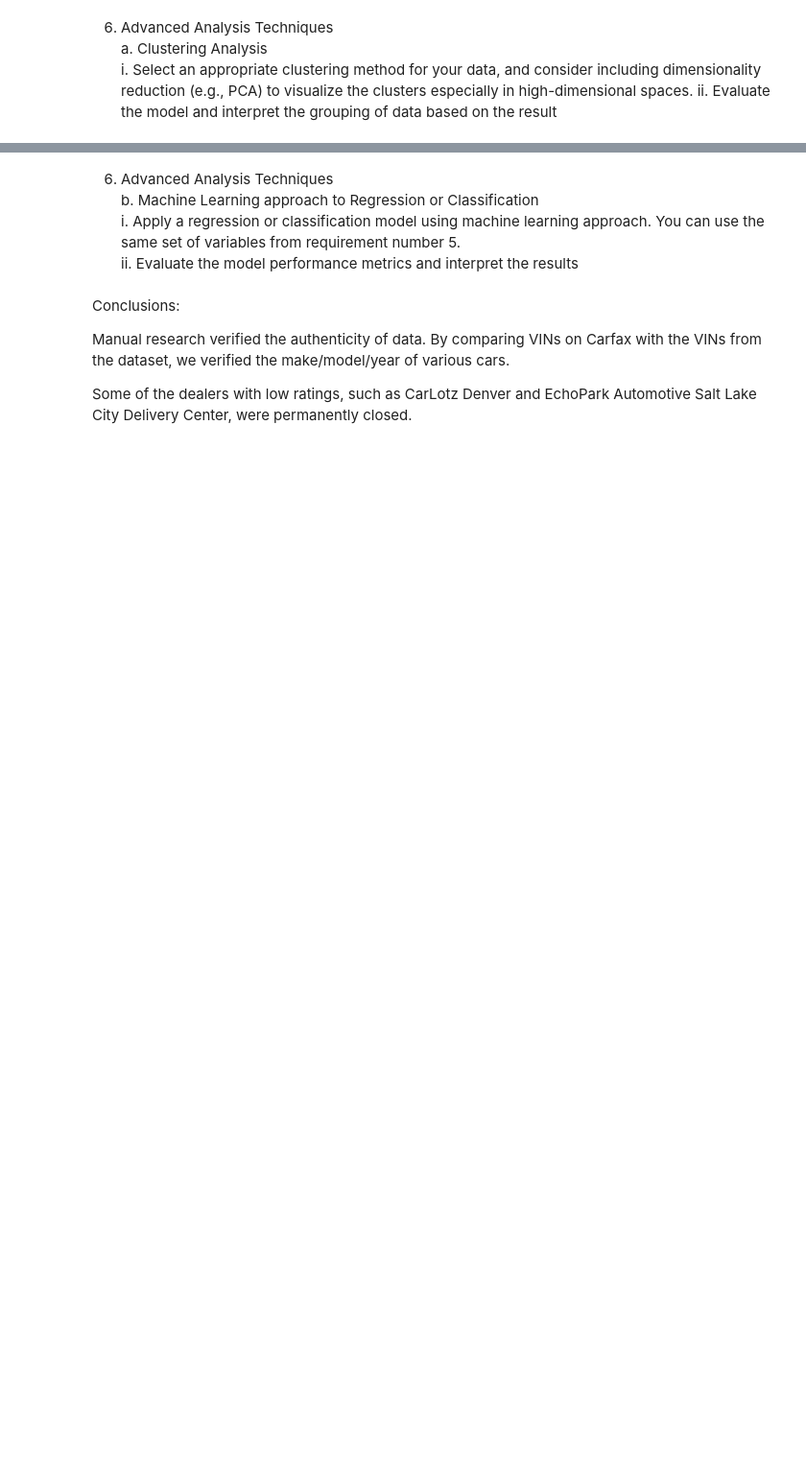
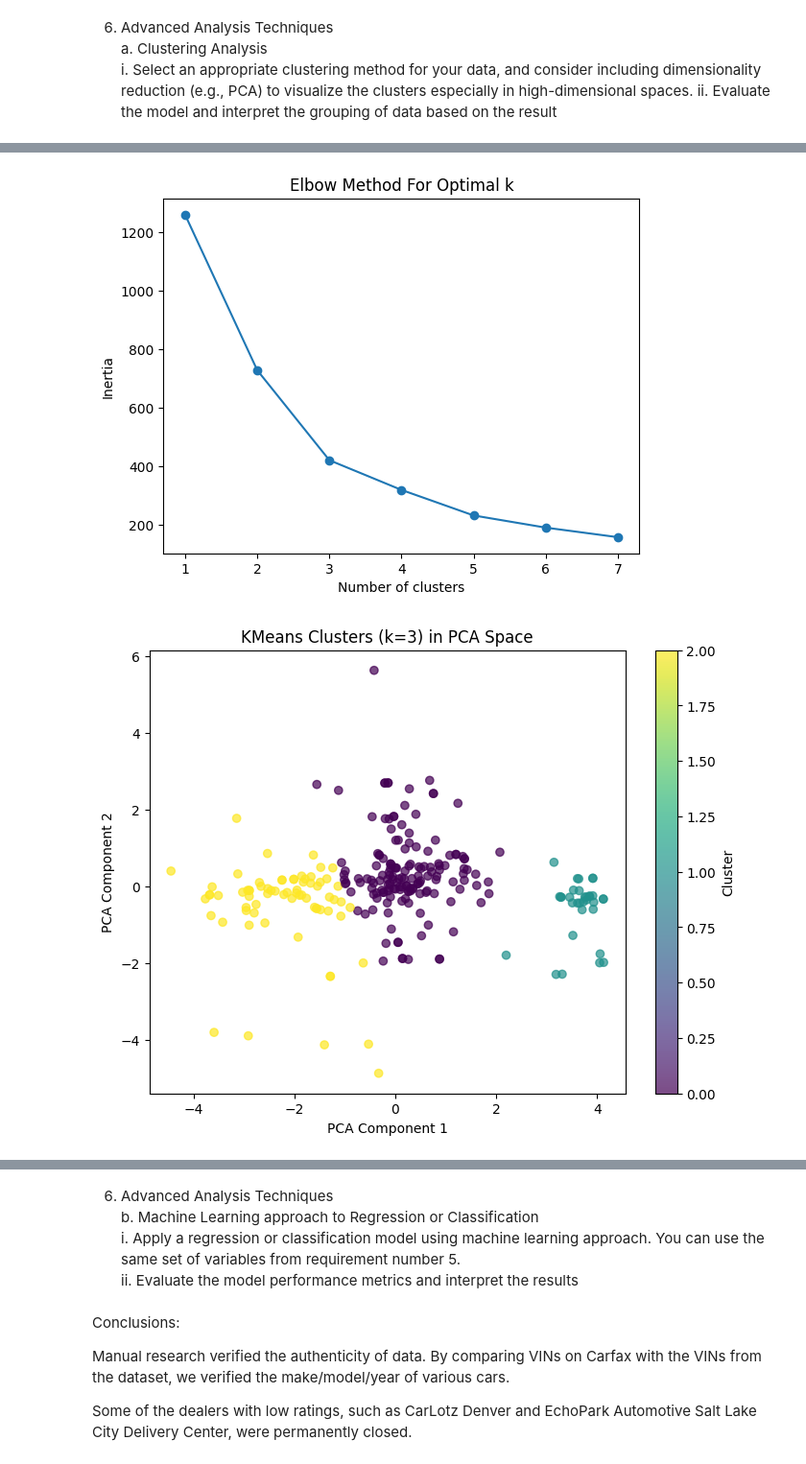
Before and after one commit to gabriel-joseph/data_science_portfolio, a Jupyter notebook: final_project/vance_final_project_eda.ipynb, the cells around one changed output, grey strips where cells are left out. Shown at 96% size. Cells and saved outputs as stored; diff of their text form; code cells hidden in the pictures; blank space fills up the shorter version.

```diff
--- a/final_project/vance_final_project_eda.ipynb
+++ b/final_project/vance_final_project_eda.ipynb
@@ -556,0 +559,19 @@ ANOVA between Zipcode and SellerReviews: F=47.27, p=0.0000
+# %%
+from scipy.stats import chi2_contingency
+
+# Chi-squared test requires categorical data, so we need to bin numerical features
+def chi2_test_binned(df, col1, col2, bins=4):
+    # Bin both columns into equal-width bins
+    binned1 = pd.cut(df[col1], bins=bins, labels=False)
+    binned2 = pd.cut(df[col2], bins=bins, labels=False)
+    contingency = pd.crosstab(binned1, binned2)
+    chi2, p, dof, expected = chi2_contingency(contingency)
+    print(f"Chi-squared test between {col1} and {col2}:")
+    print(f"  Chi2 statistic = {chi2:.2f}, p-value = {p:.4f}, dof = {dof}")
+    print()
+
+# Run chi-squared test for all pairs of numerical features
+numerical_cols = ['Price', 'Mileage', 'Age', 'ConsumerRating', 'SellerRating', 'ConsumerReviews', 'SellerReviews']
+for i in range(len(numerical_cols)):
+    for j in range(i+1, len(numerical_cols)):
+        chi2_test_binned(grand_cherokee_df_without_price_outliers, numerical_cols[i], numerical_cols[j])
@@ -594,3 +816,54 @@ iii.	Interpret your result
 a.	Clustering Analysis
 i.	Select an appropriate clustering method for your data, and consider including dimensionality reduction (e.g., PCA) to visualize the clusters especially in high-dimensional spaces.
 ii.	Evaluate the model and interpret the grouping of data based on the result
+# %%
+from sklearn.preprocessing import StandardScaler
+from sklearn.decomposition import PCA
+from sklearn.cluster import KMeans
+
+import matplotlib.pyplot as plt
+
+# Select numerical columns for clustering
+cluster_features = ['Price', 'Mileage', 'Age', 'ConsumerRating', 'SellerRating', 'ConsumerReviews', 'SellerReviews']
+X_cluster = grand_cherokee_df_without_price_outliers[cluster_features]
+
+# Standardize features
+scaler = StandardScaler()
+X_scaled = scaler.fit_transform(X_cluster)
+
+# Reduce to 2 principal components for visualization
+pca = PCA(n_components=2)
+X_pca = pca.fit_transform(X_scaled)
+
+# Use the elbow method to find optimal number of clusters
+inertia = []
+for k in range(1, 8):
+    kmeans = KMeans(n_clusters=k, random_state=42, n_init=10)
+    kmeans.fit(X_pca)
+    inertia.append(kmeans.inertia_)
+
+plt.plot(range(1, 8), inertia, marker='o')
+plt.xlabel('Number of clusters')
+plt.ylabel('Inertia')
+plt.title('Elbow Method For Optimal k')
+plt.show()
+
+# Choose k=3 for demonstration (can adjust based on elbow plot)
+kmeans = KMeans(n_clusters=3, random_state=42, n_init=10)
+labels = kmeans.fit_predict(X_pca)
+
+# Visualize clusters in PCA space
+plt.figure(figsize=(8, 6))
+scatter = plt.scatter(X_pca[:, 0], X_pca[:, 1], c=labels, cmap='viridis', alpha=0.7)
+plt.xlabel('PCA Component 1')
+plt.ylabel('PCA Component 2')
+plt.title('KMeans Clusters (k=3) in PCA Space')
+plt.colorbar(scatter, label='Cluster')
+plt.show()
+
+# Evaluate and interpret
+for i in range(3):
+    print(f"Cluster {i}:")
+    print(grand_cherokee_df_without_price_outliers[labels == i][cluster_features].mean())
+    print()
+# %% [output]
@@ -596,0 +884,2 @@ ii.	Evaluate the model and interpret the grouping of data based on the result
+[figure, added]
+[figure, added]
```
Also changed, not shown: parts of 17 cells of this notebook.
